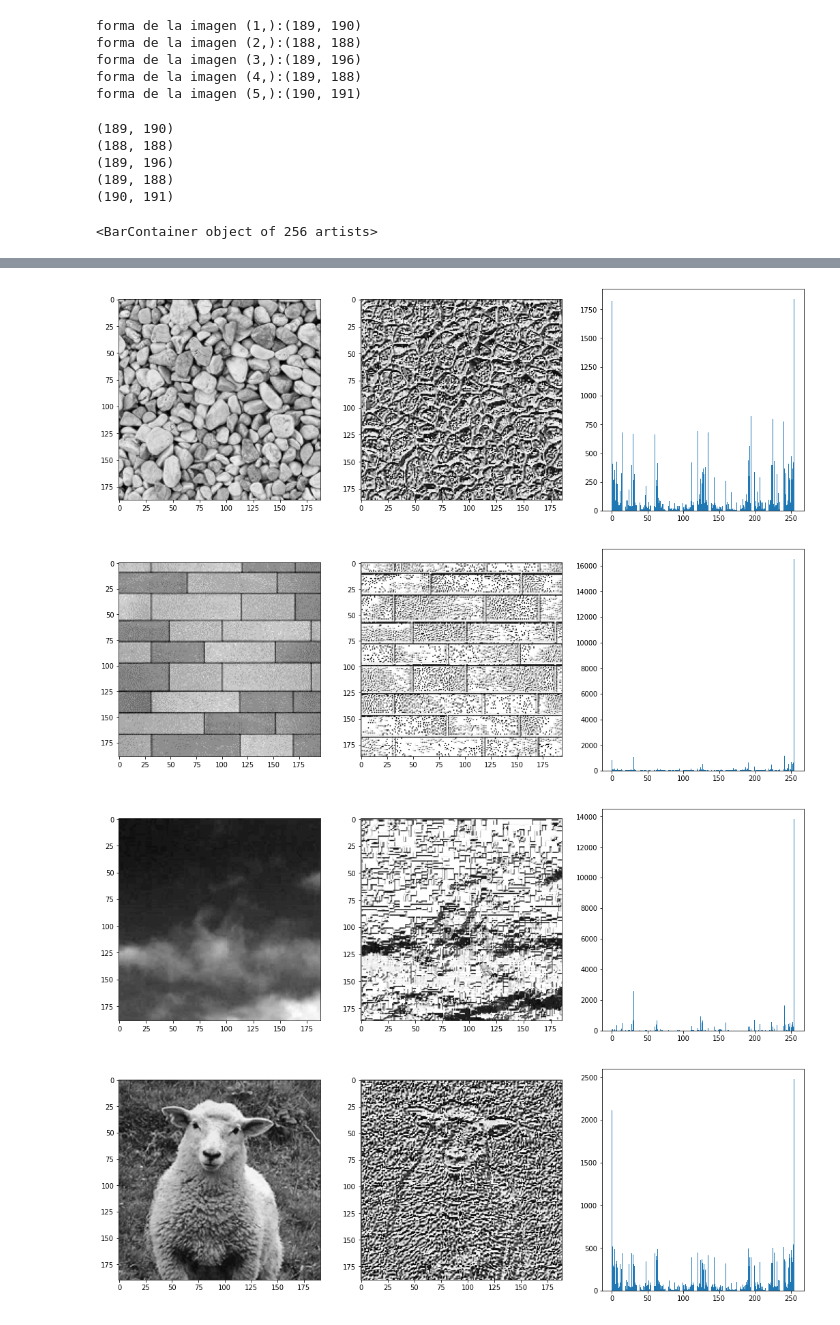
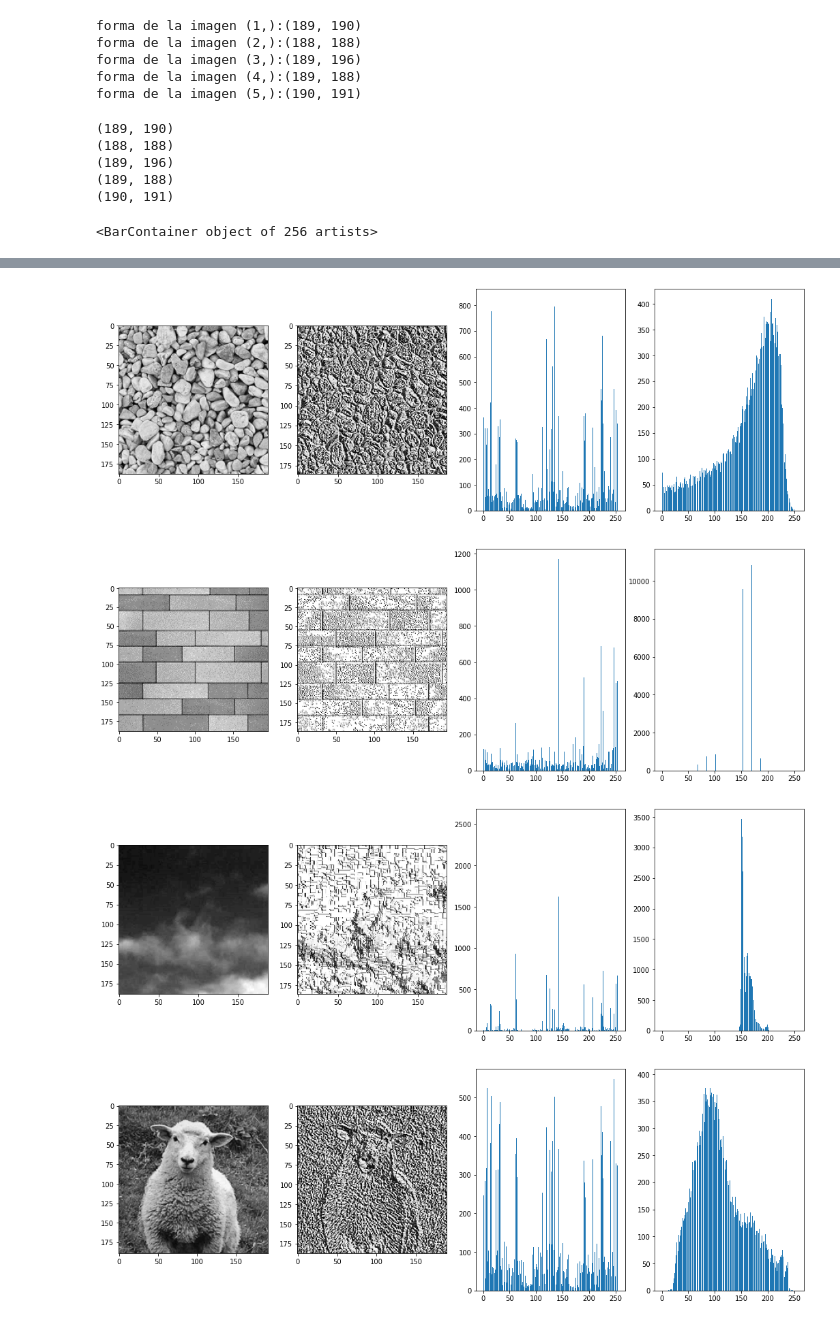
Before and after one commit to ezeguins/vpc1, a Jupyter notebook: TP4.ipynb, the cells around one changed output, grey strips where cells are left out. Cells and saved outputs as stored; diff of their text form; code cells hidden in the pictures.

```diff
--- a/TP4.ipynb
+++ b/TP4.ipynb
@@ -28,7 +28,7 @@ def LBP(imagen):
     for i in range(1, ancho-2):
         for j in range(1, alto-2):
             vector = np.array([imagen[i, j-1]>=imagen[i,j], imagen[i+1, j-1]>=imagen[i,j],imagen[i+1, j]>=imagen[i,j],imagen[i+1, j+1]>=imagen[i,j],imagen[i, j+1]>=imagen[i,j],imagen[i-1, j+1]>=imagen[i,j], imagen[i-1, j]>=imagen[i,j],imagen[i-1, j-1]>=imagen[i,j]])
-            valor = np.sum(np.multiply(vector, bu))
+            valor = np.sum(np.multiply(vector, boo))
             img[i, j]= valor
     #print(np.array([imagen[0,0]>=imagen[1,1], imagen[0, 1]>=imagen[1,1],imagen[0, 2]>=imagen[1,1],imagen[1, 0]>=imagen[1,1],imagen[1,2]>=imagen[1,1],imagen[2, 0]>=imagen[1,1], imagen[2, 1]>=imagen[1,1],imagen[2, 2]>=imagen[1,1]]))
     #print(np.array([imagen[0,0], imagen[0, 1],imagen[0, 2],imagen[1, 0],imagen[1,2],imagen[2, 0], imagen[2, 1],imagen[2, 2]]))
@@ -43,7 +41,7 @@ Using matplotlib backend: QtAgg
 # Implemento el la función histograma
 def hist(img):
     h = np.zeros(256)
-    for i in range(0,256):
+    for i in range(1,255):
         h[i] = np.count_nonzero(img == i)
     return h
 # %%
@@ -65,35 +63,40 @@ forma de la imagen (4,):(189, 188)
 forma de la imagen (5,):(190, 191)
 # %%
 %matplotlib inline
-fig, axs = plt.subplots(1, 3, figsize=(18, 6))
+fig, axs = plt.subplots(1, 4, figsize=(18, 6))
 axs[0].imshow(img1, cmap='gray')
 imgg1 = LBP(img1)
 axs[1].imshow(imgg1, cmap='gray')
 axs[2].bar(np.arange(0,256),hist(imgg1))
+axs[3].bar(np.arange(0,256),hist(img1))
 
-fig, axs = plt.subplots(1, 3, figsize=(18, 6))
+fig, axs = plt.subplots(1, 4, figsize=(18, 6))
 axs[0].imshow(img2, cmap='gray')
 imgg2 = LBP(img2)
 axs[1].imshow(imgg2, cmap='gray')
 axs[2].bar(np.arange(0,256),hist(imgg2))
+axs[3].bar(np.arange(0,256),hist(img2))
 
-fig, axs = plt.subplots(1, 3, figsize=(18, 6))
+fig, axs = plt.subplots(1, 4, figsize=(18, 6))
 axs[0].imshow(img3, cmap='gray')
 imgg3 = LBP(img3)
 axs[1].imshow(imgg3, cmap='gray')
 axs[2].bar(np.arange(0,256),hist(imgg3))
+axs[3].bar(np.arange(0,256),hist(img3))
 
-fig, axs = plt.subplots(1, 3, figsize=(18, 6))
+fig, axs = plt.subplots(1, 4, figsize=(18, 6))
 axs[0].imshow(img4, cmap='gray')
 imgg4 = LBP(img4)
 axs[1].imshow(imgg4, cmap='gray')
 axs[2].bar(np.arange(0,256),hist(imgg4))
+axs[3].bar(np.arange(0,256),hist(img4))
 
-fig, axs = plt.subplots(1, 3, figsize=(18, 6))
+fig, axs = plt.subplots(1, 4, figsize=(18, 6))
 axs[0].imshow(img5, cmap='gray')
 imgg5 = LBP(img5)
 axs[1].imshow(imgg5, cmap='gray')
 axs[2].bar(np.arange(0,256),hist(imgg5))
+axs[3].bar(np.arange(0,256),hist(img5))
 # %% [output]
 (189, 190)
 (188, 188)
@@ -105,4 +108,4 @@ axs[2].bar(np.arange(0,256),hist(imgg5))
-[figure, old version]
+[figure, new version]
-[figure, old version]
+[figure, new version]
-[figure, old version]
+[figure, new version]
-[figure, old version]
+[figure, new version]
```
Also changed, not shown: parts of 3 cells of this notebook, 1 other file.
